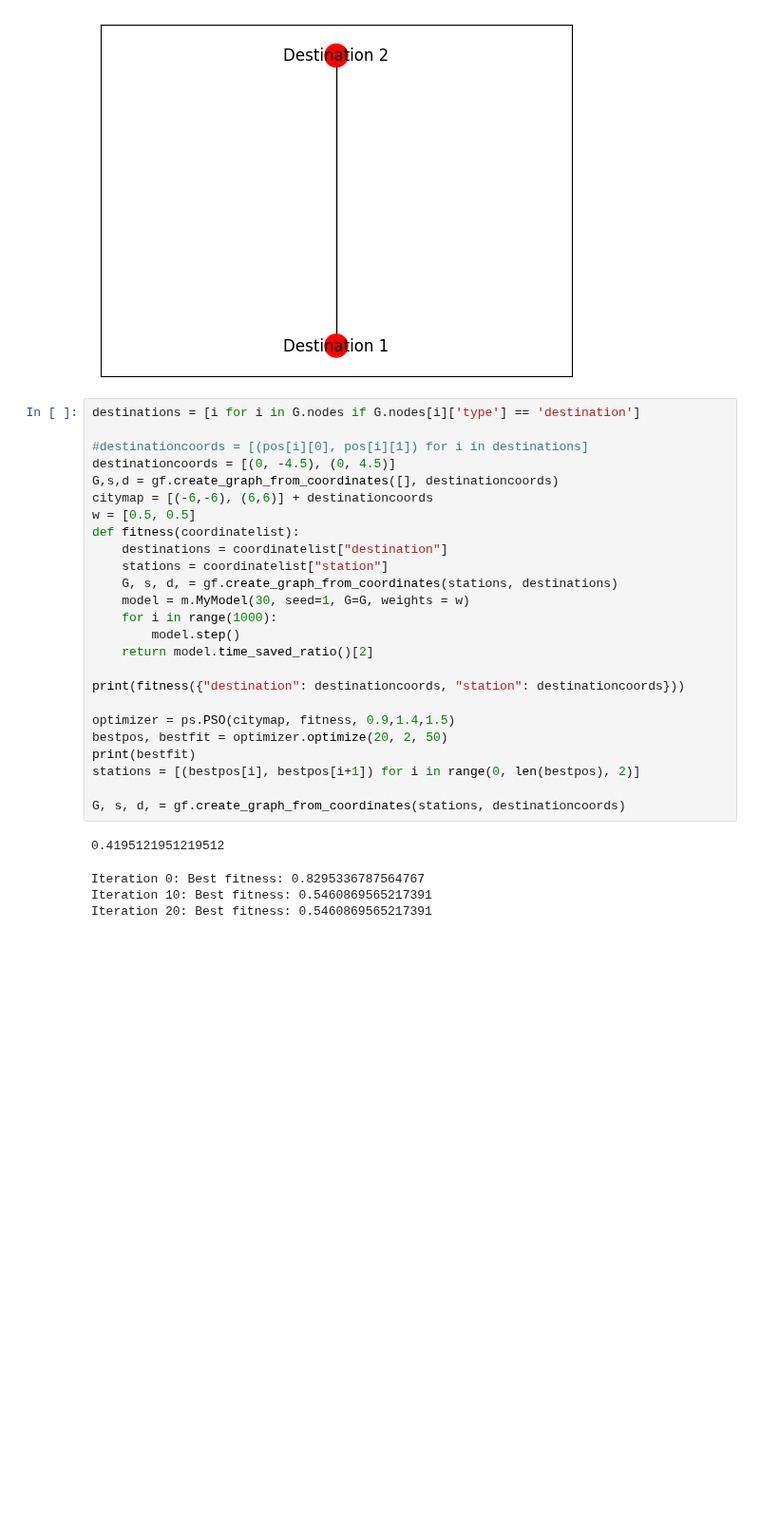
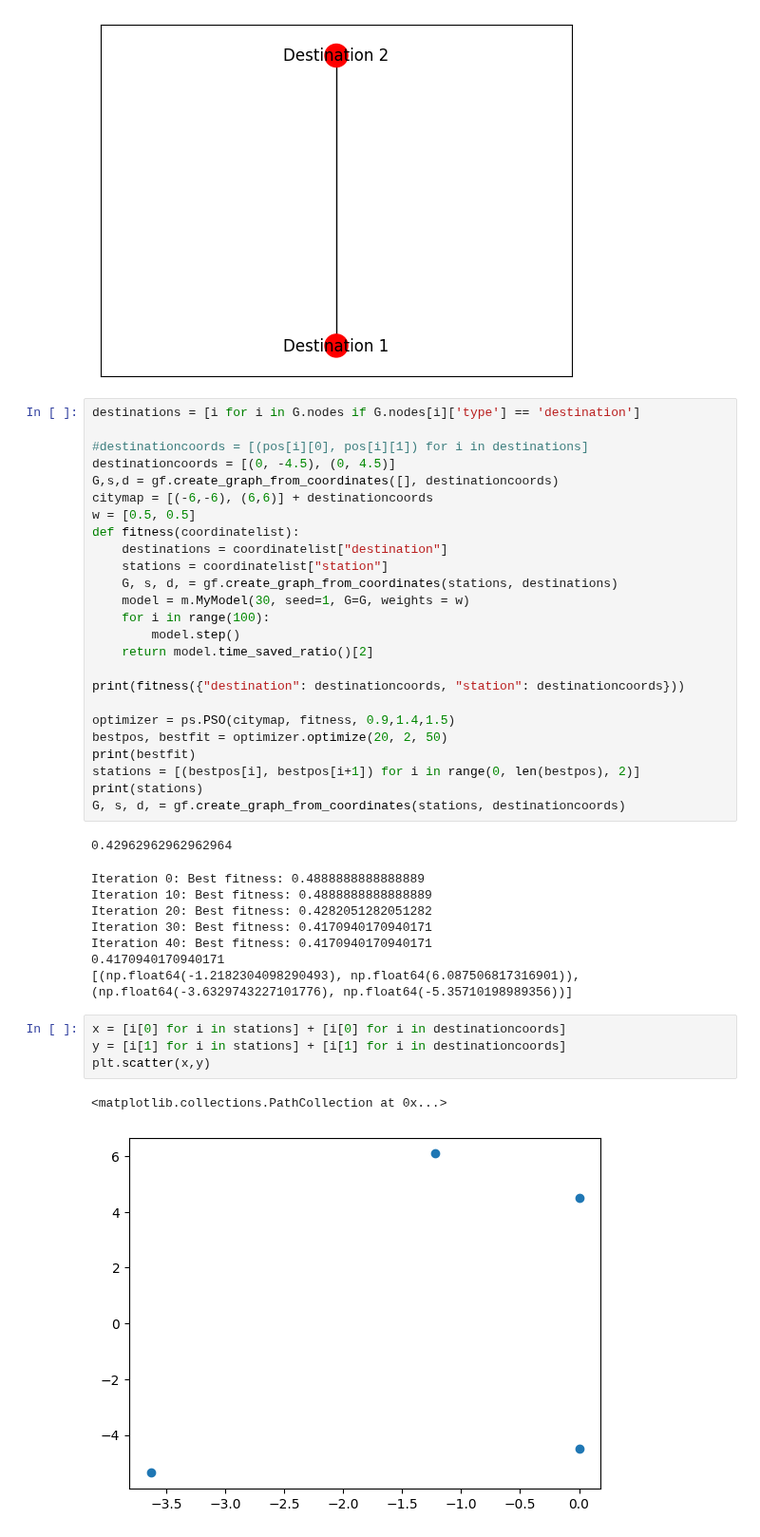
Before and after one commit to devddesai/metrobike, a Jupyter notebook: metrobike.ipynb, the cells around one changed output. Shown at 95% size. Cells and saved outputs as stored; diff of their text form; blank space fills up the shorter version.

```diff
--- a/metrobike.ipynb
+++ b/metrobike.ipynb
@@ -92,7 +92,7 @@ def fitness(coordinatelist):
     stations = coordinatelist["station"]
     G, s, d, = gf.create_graph_from_coordinates(stations, destinations)
     model = m.MyModel(30, seed=1, G=G, weights = w)
-    for i in range(1000):
+    for i in range(100):
         model.step()
     return model.time_saved_ratio()[2]
 
@@ -102,10 +102,21 @@ optimizer = ps.PSO(citymap, fitness, 0.9,1.4,1.5)
 bestpos, bestfit = optimizer.optimize(20, 2, 50)
 print(bestfit)
 stations = [(bestpos[i], bestpos[i+1]) for i in range(0, len(bestpos), 2)]
-
+print(stations)
 G, s, d, = gf.create_graph_from_coordinates(stations, destinationcoords)
 # %% [output]
-0.4195121951219512
+0.42962962962962964
-Iteration 0: Best fitness: 0.8295336787564767
-Iteration 10: Best fitness: 0.5460869565217391
-Iteration 20: Best fitness: 0.5460869565217391
+Iteration 0: Best fitness: 0.4888888888888889
+Iteration 10: Best fitness: 0.4888888888888889
+Iteration 20: Best fitness: 0.4282051282051282
+Iteration 30: Best fitness: 0.4170940170940171
+Iteration 40: Best fitness: 0.4170940170940171
+0.4170940170940171
+[(np.float64(-1.2182304098290493), np.float64(6.087506817316901)), (np.float64(-3.6329743227101776), np.float64(-5.35710198989356))]
+# %%
+x = [i[0] for i in stations] + [i[0] for i in destinationcoords]
+y = [i[1] for i in stations] + [i[1] for i in destinationcoords]
+plt.scatter(x,y)
+# %% [output]
+<matplotlib.collections.PathCollection at 0x...>
+[figure, added]
```
